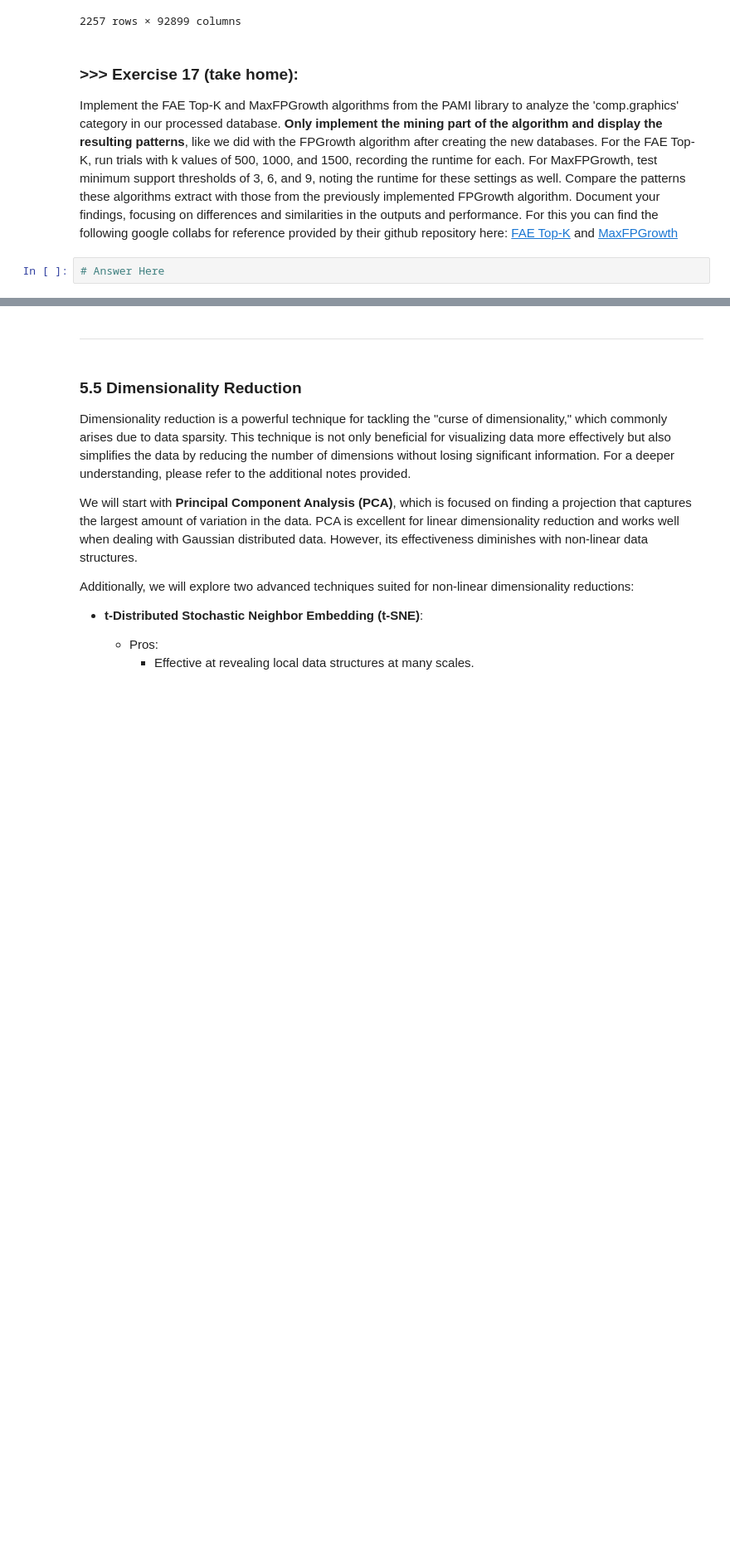
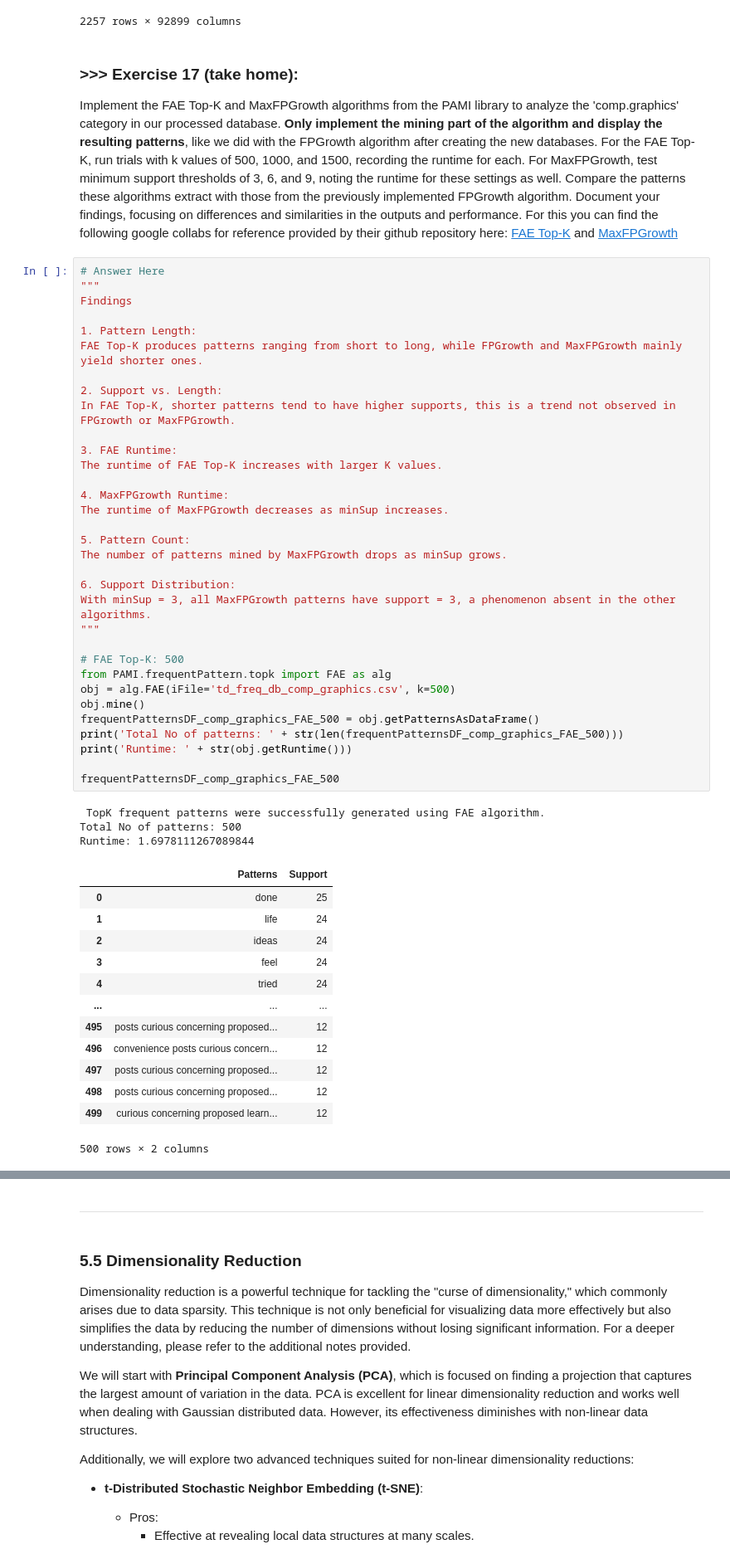
Before and after one commit to OwenHsieh26274/DM2025-Lab1-Exercise, a Jupyter notebook: DM2025-Lab1-Master.ipynb, the cells around one changed output, grey strips where cells are left out. Shown at 83% size. Saved outputs shown, nothing was run; the diff lists cells and outputs as text; blank space fills up the shorter version.

```diff
--- a/DM2025-Lab1-Master.ipynb
+++ b/DM2025-Lab1-Master.ipynb
@@ -1913,5 +1919,53 @@ augmented_df
 # %% [markdown]
 ### >>> **Exercise 17 (take home):**
 Implement the FAE Top-K and MaxFPGrowth algorithms from the PAMI library to analyze the 'comp.graphics' category in our processed database. **Only implement the mining part of the algorithm and display the resulting patterns**, like we did with the FPGrowth algorithm after creating the new databases. For the FAE Top-K, run trials with k values of 500, 1000, and 1500, recording the runtime for each. For MaxFPGrowth, test minimum support thresholds of 3, 6, and 9, noting the runtime for these settings as well. Compare the patterns these algorithms extract with those from the previously implemented FPGrowth algorithm. Document your findings, focusing on differences and similarities in the outputs and performance. For this you can find the following google collabs for reference provided by their github repository here: [FAE Top-K](https://colab.research.google.com/github/UdayLab/PAMI/blob/main/notebooks/frequentPattern/topk/FAE.ipynb) and [MaxFPGrowth](https://colab.research.google.com/github/UdayLab/PAMI/blob/main/notebooks/frequentPattern/maximal/MaxFPGrowth.ipynb)
-# %%
-# Answer Here
+# %%
+# Answer Here
+"""
+Findings
+
+1. Pattern Length:
+FAE Top-K produces patterns ranging from short to long, while FPGrowth and MaxFPGrowth mainly yield shorter ones.
+
+2. Support vs. Length:
+In FAE Top-K, shorter patterns tend to have higher supports, this is a trend not observed in FPGrowth or MaxFPGrowth.
+
+3. FAE Runtime:
+The runtime of FAE Top-K increases with larger K values.
+
+4. MaxFPGrowth Runtime:
+The runtime of MaxFPGrowth decreases as minSup increases.
+
+5. Pattern Count:
+The number of patterns mined by MaxFPGrowth drops as minSup grows.
+
+6. Support Distribution:
+With minSup = 3, all MaxFPGrowth patterns have support = 3, a phenomenon absent in the other algorithms.
+"""
+
+# FAE Top-K: 500
+from PAMI.frequentPattern.topk import FAE as alg
+obj = alg.FAE(iFile='td_freq_db_comp_graphics.csv', k=500)
+obj.mine()
+frequentPatternsDF_comp_graphics_FAE_500 = obj.getPatternsAsDataFrame()
+print('Total No of patterns: ' + str(len(frequentPatternsDF_comp_graphics_FAE_500)))
+print('Runtime: ' + str(obj.getRuntime()))
+
+frequentPatternsDF_comp_graphics_FAE_500
+# %% [output]
+ TopK frequent patterns were successfully generated using FAE algorithm.
+Total No of patterns: 500
+Runtime: 1.6978111267089844
+|  | Patterns | Support |
+| 0 | done | 25 |
+| 1 | life | 24 |
+| 2 | ideas | 24 |
+| 3 | feel | 24 |
+| 4 | tried | 24 |
+| ... | ... | ... |
+| 495 | posts curious concerning proposed... | 12 |
+| 496 | convenience posts curious concern... | 12 |
+| 497 | posts curious concerning proposed... | 12 |
+| 498 | posts curious concerning proposed... | 12 |
+| 499 | curious concerning proposed learn... | 12 |
+500 rows × 2 columns
```
Also changed, not shown: parts of 36 cells of this notebook.
